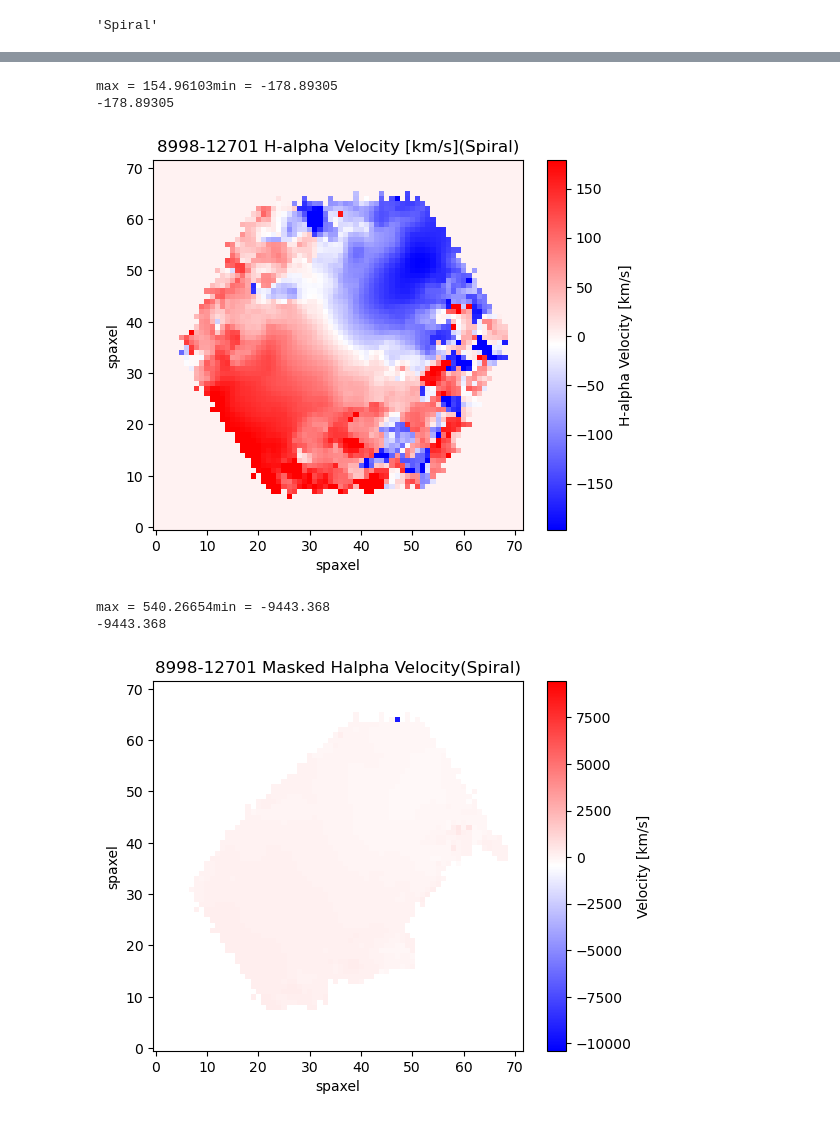
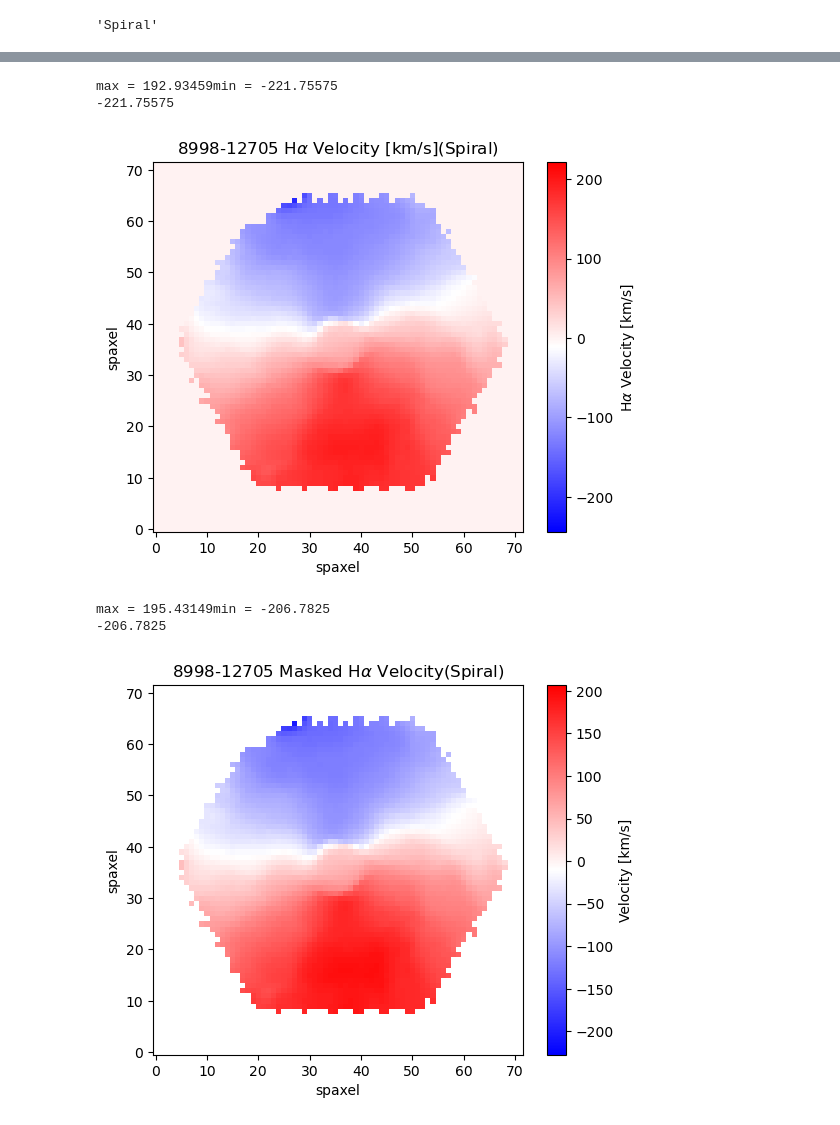
Before and after one commit to DESI-UR/MaNGA-VelMap, a Jupyter notebook: Notebooks/DataVisualizationTutorial.ipynb, the cells around one changed output, grey strips where cells are left out. Saved outputs shown, nothing was run; the diff lists cells and outputs as text; code cells hidden in the pictures.

```diff
--- a/Notebooks/DataVisualizationTutorial.ipynb
+++ b/Notebooks/DataVisualizationTutorial.ipynb
@@ -16,7 +18,8 @@ from GenerateCutout import get_cutout
 # %%
 DATA_FOLDER = "/Users/Emlilio/School/Internships/UR ASTRO/Data/" #create a variable for directory to common folder
 # %%
-cube_fn = DATA_FOLDER + 'MaNGA/manga-8998-12701-MAPS-HYB10-MILESHC-MASTARSSP.fits.gz' #variable for the specific file within data folder
+test_galaxy = '8998-12705'
+cube_fn = DATA_FOLDER + 'MaNGA/manga-'+ test_galaxy +'-MAPS-HYB10-MILESHC-MASTARSSP.fits.gz' #variable for the specific file within data folder
 # %%
 
 cube = fits.open(cube_fn)                        #file requires opening
@@ -30,7 +33,7 @@ flux = cube['SPX_MFLUX'].data
 
 cube.close()
 # %%
-drpall = DATA_FOLDER + 'drpall_ttype.fits'           #access folder with ttype data
+drpall = DATA_FOLDER + 'drpall_ttype_R90.fits'           #access folder with ttype data
 drpalltt = Table.read(drpall, format="fits",hdu=1)   #create and visualize table for quick reference
 drpalltt [:5]
 # %% [output]
@@ -52,7 +55,7 @@ for i in range(len(drpalltt)):           #loop that repeats for the length of dr
     drpalltt_dict[plateifu] = i            #assigns the plateifu value to the position of i
 # %%
 # extract Ttype and determine if spiral
-loc = drpalltt_dict['8998-12701']   #create variable for the location of desired plateifu
+loc = drpalltt_dict[test_galaxy]   #create variable for the location of desired plateifu
 # %%
 ttype = drpalltt['TType'][loc]     #create variable for the ttype within drpalltt at loc
 if ttype > 0:                      #simple if/else statement determing wether the ttype corresponds with spiral or no
@@ -100,40 +103,40 @@ else:
     lim = val_min
 print(lim)
 plt.imshow(halpha_vel,cmap = 'bwr',vmin = -lim,vmax = lim)
-plt.colorbar(label = 'H-alpha Velocity [km/s]')
+plt.colorbar(label = r'H$\alpha$ Velocity [km/s]')
 plt.gca().invert_yaxis()
 plt.xlabel('spaxel')
 plt.ylabel('spaxel')
-plt.title('8998-12701 H-alpha Velocity [km/s]' + '(' + galtype + ')')
-plt.savefig(DATA_FOLDER + 'Plots/8998-12701_H-alpha_Velocity.png')
+plt.title(test_galaxy+r' H$\alpha$ Velocity [km/s]' + '(' + galtype + ')')
+plt.savefig(DATA_FOLDER + 'Plots/'+test_galaxy+'_H-alpha_Velocity.png')
 # %% [output]
-max = 154.96103min = -178.89305
--178.89305
+max = 192.93459min = -221.75575
+-221.75575
-[figure, old version]
+[figure, new version]
 # %%
 mhalpha_vel = ma.array(halpha_vel, mask = stellar_mask)
 # %%
 val_max = mhalpha_vel.max()
 val_min = mhalpha_vel.min()
 print('max = '+ str(val_max) + 'min = ' + str(val_min))
 
 if (val_max >= abs(val_min)):
     lim = val_max
 else:
     lim = val_min
 print(lim)
 
 plt.imshow(mhalpha_vel,cmap = 'bwr',vmin = -lim,vmax = lim)     #creates a color map of data, (data set, cmap = 'desired color code')
 plt.colorbar(label = 'Velocity [km/s]')  #following are just labels
 plt.gca().invert_yaxis()
 plt.xlabel('spaxel')
 plt.ylabel('spaxel')
-plt.title('8998-12701 Masked Halpha Velocity' + '(' + galtype + ')')
-plt.savefig(DATA_FOLDER + 'Plots/8998-12701_Masked_Halpha_Velocity.png')
+plt.title(test_galaxy+r' Masked H$\alpha$ Velocity' + '(' + galtype + ')')
+plt.savefig(DATA_FOLDER + 'Plots/'+test_galaxy+'_Masked_Halpha_Velocity.png')
 # %% [output]
-max = 540.26654min = -9443.368
--9443.368
+max = 195.43149min = -206.7825
+-206.7825
-[figure, old version]
+[figure, new version]
 # %%
 mstellar_vel = ma.array(stellar_vel, mask = stellar_mask)
 # %%
```
Also changed, not shown: parts of 12 cells of this notebook, 1 other file.
